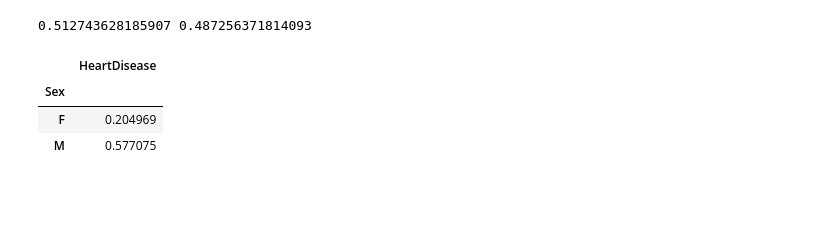
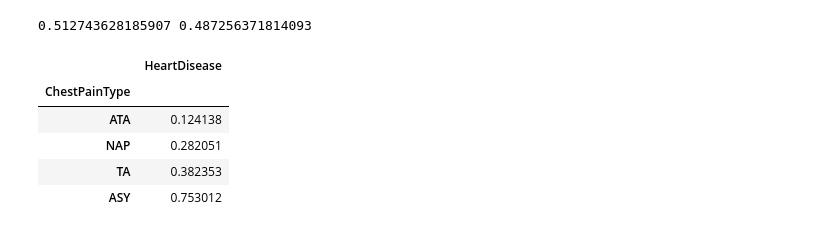
Before and after one commit to vin-olot/Projects, a Jupyter notebook: Heart Failure Prediction.ipynb, the cells around one changed output. Cells and saved outputs as stored; diff of their text form; code cells hidden in the pictures; blank space fills up the shorter version.

```diff
--- a/Heart Failure Prediction.ipynb
+++ b/Heart Failure Prediction.ipynb
@@ -151,13 +159,13 @@ print(majority_class_prop, minority_class_prop)
 # %% [output]
 0.512743628185907 0.487256371814093
 # %%
-# Create pivot table to show the mean of HeartDisease by Sex
-# and sort by HeartDisease
-sex_pivot = pd.pivot_table(df, index = "Sex",
+chestpain_pivot = pd.pivot_table(df, index = "ChestPainType",
     values = "HeartDisease", aggfunc = np.mean).sort_values(by = "HeartDisease")
-sex_pivot
+chestpain_pivot
 # %% [output]
 |  | HeartDisease |
-| Sex |  |
-| F | 0.204969 |
-| M | 0.577075 |
+| ChestPainType |  |
+| ATA | 0.124138 |
+| NAP | 0.282051 |
+| TA | 0.382353 |
+| ASY | 0.753012 |
```
Also changed, not shown: parts of 7 cells of this notebook.
